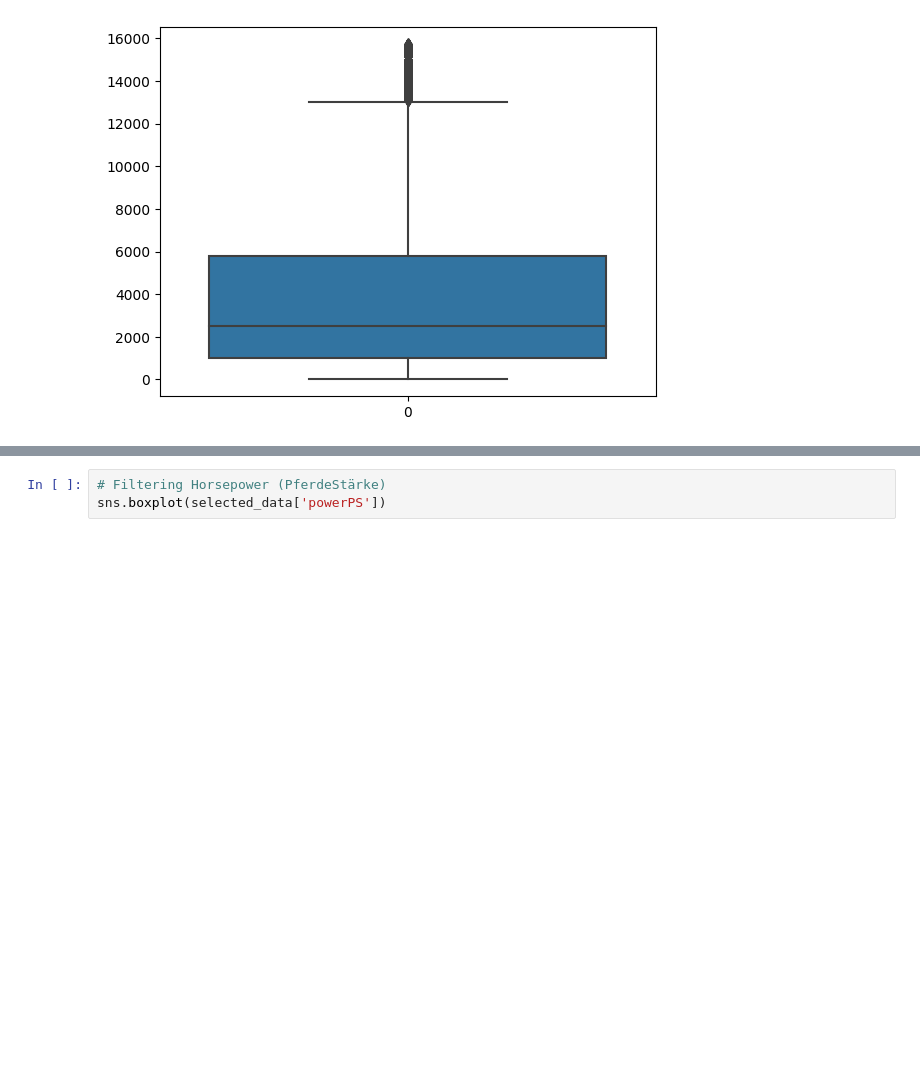
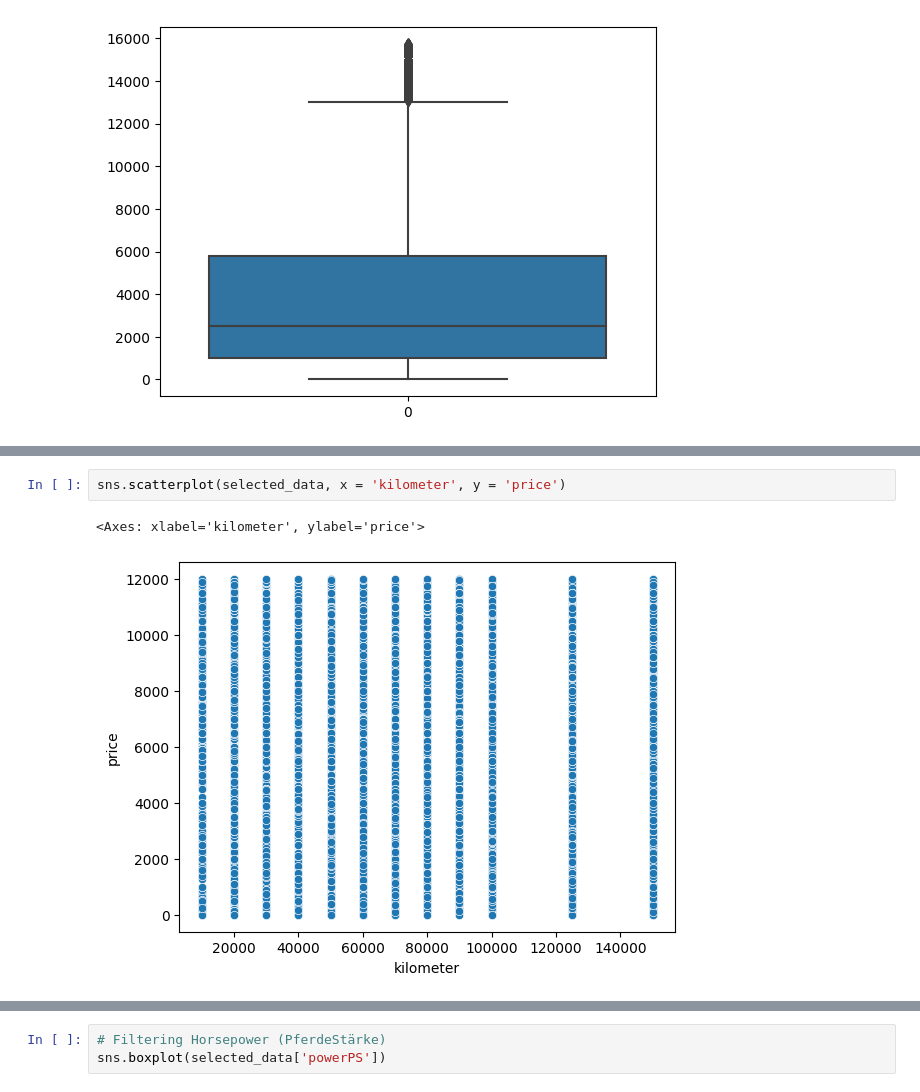
Before and after one commit to Supermjork/Much-Vroom, a Jupyter notebook: notebook/vroom.ipynb, the cells around one changed output, grey strips where cells are left out. Drawn from its saved outputs; the diff is of its cells as text; blank space fills up the shorter version.

```diff
--- a/notebook/vroom.ipynb
+++ b/notebook/vroom.ipynb
@@ -421,0 +422,5 @@ sns.boxplot(selected_data['price'].values)
+# %%
+sns.scatterplot(selected_data, x = 'kilometer', y = 'price')
+# %% [output]
+<Axes: xlabel='kilometer', ylabel='price'>
+[figure, added]
```
Also changed, not shown: parts of 8 cells of this notebook.
